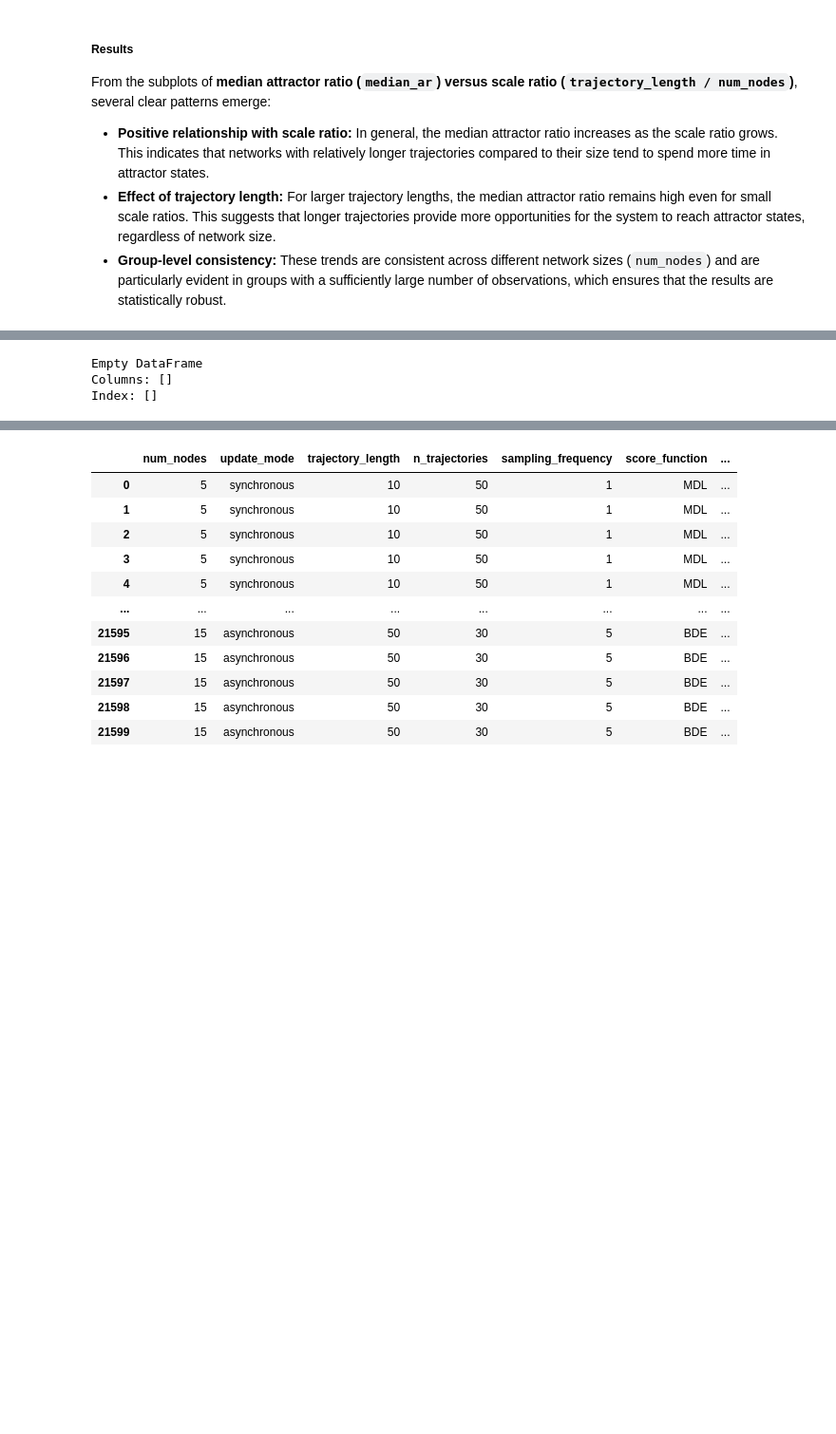
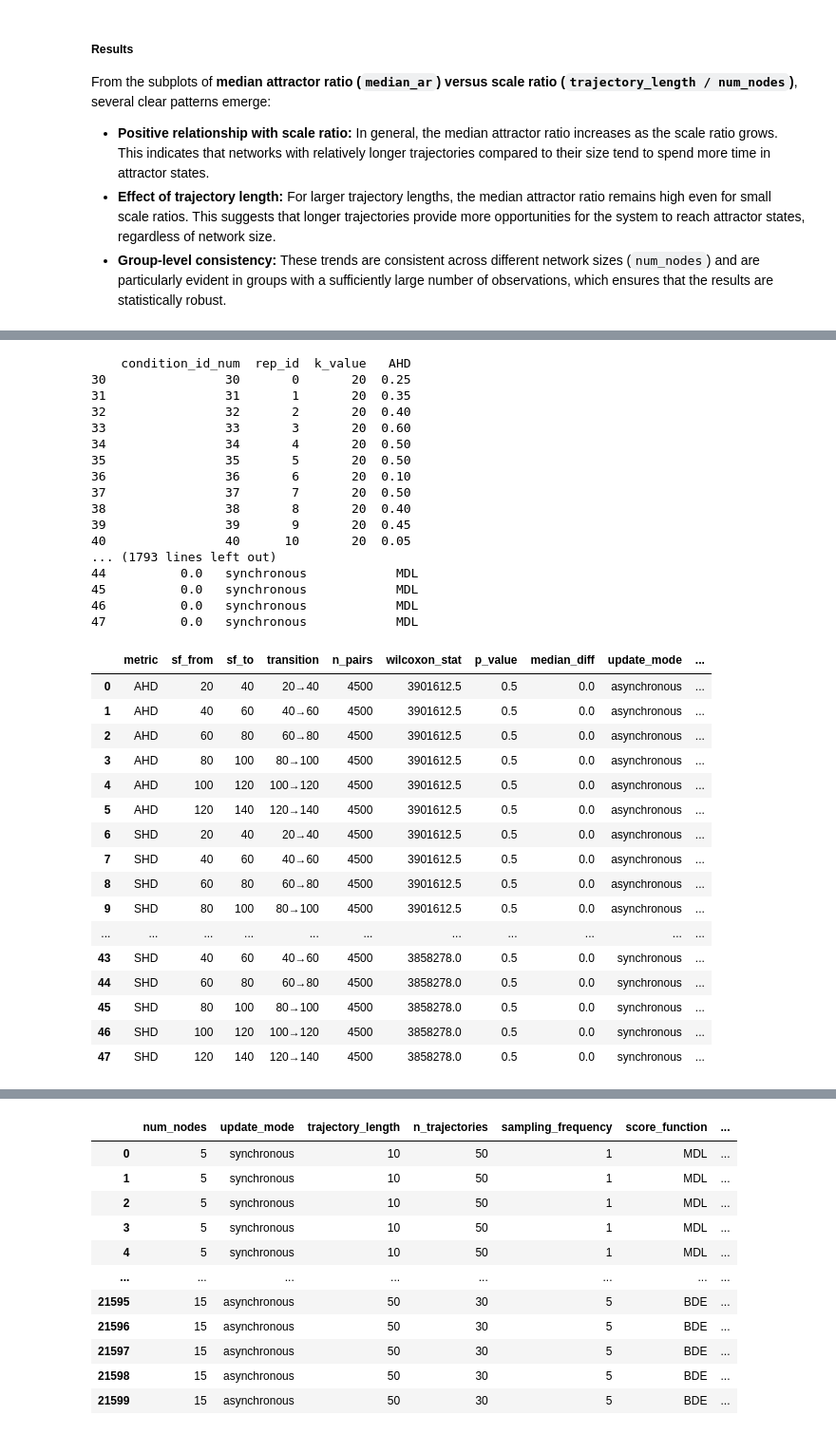
Before and after one commit to maxi7524/SAD2_final_project, a Jupyter notebook: notebooks/report_copy.ipynb, the cells around one changed output, grey strips where cells are left out. Shown at 95% size. Saved outputs shown, nothing was run; the diff lists cells and outputs as text; code cells hidden in the pictures; blank space fills up the shorter version.

```diff
--- a/notebooks/report_copy.ipynb
+++ b/notebooks/report_copy.ipynb
@@ -505,23 +691,55 @@ Index(['condition_id_num', 'dataset_succeeded', 'attractor_ratio', 'TP', 'FP',
 # %%
 
 df_wilcoxon_s = compute_wilcoxon_table(
-    dfs,
+    df_merged,
     metrics=["AHD", "SHD"],
     transitions=transitions_s,
     sf_col='k_value'
 )
 
 # df_wilcoxon_a = compute_wilcoxon_table(
 #     dfa,
 #     metrics=["AHD", "SID"],
 #     transitions=[(24, 25), (25, 26)],
 #     sf_col='k_value'
 # )
 print(df_wilcoxon_s)
+df_wilcoxon_s
 # %% [output]
-Empty DataFrame
-Columns: []
-Index: []
+    condition_id_num  rep_id  k_value   AHD
+30                30       0       20  0.25
+31                31       1       20  0.35
+32                32       2       20  0.40
+33                33       3       20  0.60
+34                34       4       20  0.50
+35                35       5       20  0.50
+36                36       6       20  0.10
+37                37       7       20  0.50
+38                38       8       20  0.40
+39                39       9       20  0.45
+40                40      10       20  0.05
+... (1793 lines left out)
+44          0.0   synchronous            MDL
+45          0.0   synchronous            MDL
+46          0.0   synchronous            MDL
+47          0.0   synchronous            MDL
+|  | metric | sf_from | sf_to | transition | n_pairs | wilcoxon_stat | p_value | median_diff | update_mode | ... |
+| 0 | AHD | 20 | 40 | 20→40 | 4500 | 3901612.5 | 0.5 | 0.0 | asynchronous | ... |
+| 1 | AHD | 40 | 60 | 40→60 | 4500 | 3901612.5 | 0.5 | 0.0 | asynchronous | ... |
+| 2 | AHD | 60 | 80 | 60→80 | 4500 | 3901612.5 | 0.5 | 0.0 | asynchronous | ... |
+| 3 | AHD | 80 | 100 | 80→100 | 4500 | 3901612.5 | 0.5 | 0.0 | asynchronous | ... |
+| 4 | AHD | 100 | 120 | 100→120 | 4500 | 3901612.5 | 0.5 | 0.0 | asynchronous | ... |
+| 5 | AHD | 120 | 140 | 120→140 | 4500 | 3901612.5 | 0.5 | 0.0 | asynchronous | ... |
+| 6 | SHD | 20 | 40 | 20→40 | 4500 | 3901612.5 | 0.5 | 0.0 | asynchronous | ... |
+| 7 | SHD | 40 | 60 | 40→60 | 4500 | 3901612.5 | 0.5 | 0.0 | asynchronous | ... |
+| 8 | SHD | 60 | 80 | 60→80 | 4500 | 3901612.5 | 0.5 | 0.0 | asynchronous | ... |
+| 9 | SHD | 80 | 100 | 80→100 | 4500 | 3901612.5 | 0.5 | 0.0 | asynchronous | ... |
+| ... | ... | ... | ... | ... | ... | ... | ... | ... | ... | ... |
+| 43 | SHD | 40 | 60 | 40→60 | 4500 | 3858278.0 | 0.5 | 0.0 | synchronous | ... |
+| 44 | SHD | 60 | 80 | 60→80 | 4500 | 3858278.0 | 0.5 | 0.0 | synchronous | ... |
+| 45 | SHD | 80 | 100 | 80→100 | 4500 | 3858278.0 | 0.5 | 0.0 | synchronous | ... |
+| 46 | SHD | 100 | 120 | 100→120 | 4500 | 3858278.0 | 0.5 | 0.0 | synchronous | ... |
+| 47 | SHD | 120 | 140 | 120→140 | 4500 | 3858278.0 | 0.5 | 0.0 | synchronous | ... |
 # %%
 import matplotlib.pyplot as plt
 fig, axes = plt.subplots(1, 2, figsize=(14, 5), sharey=True)
```
Also changed, not shown: parts of 12 cells of this notebook, 3 other files.
